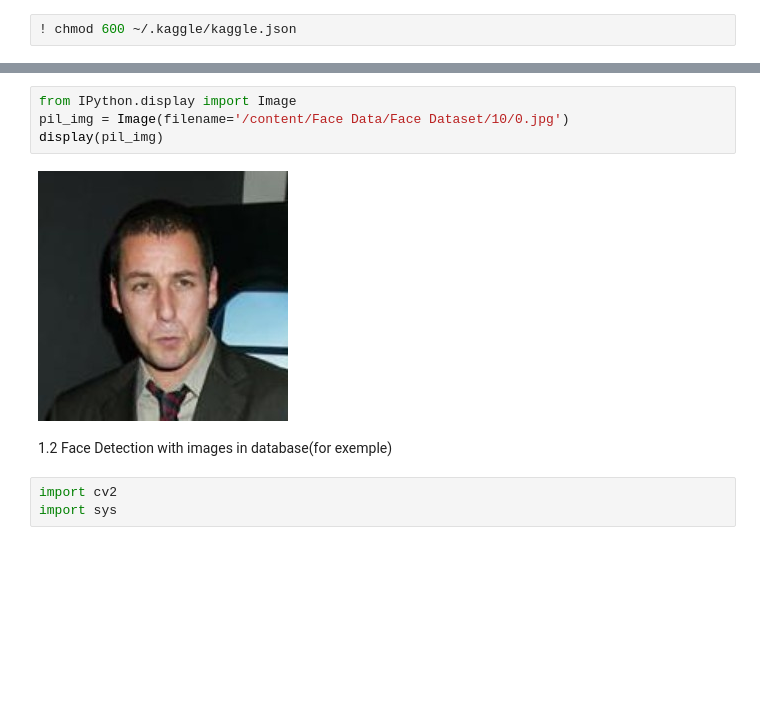
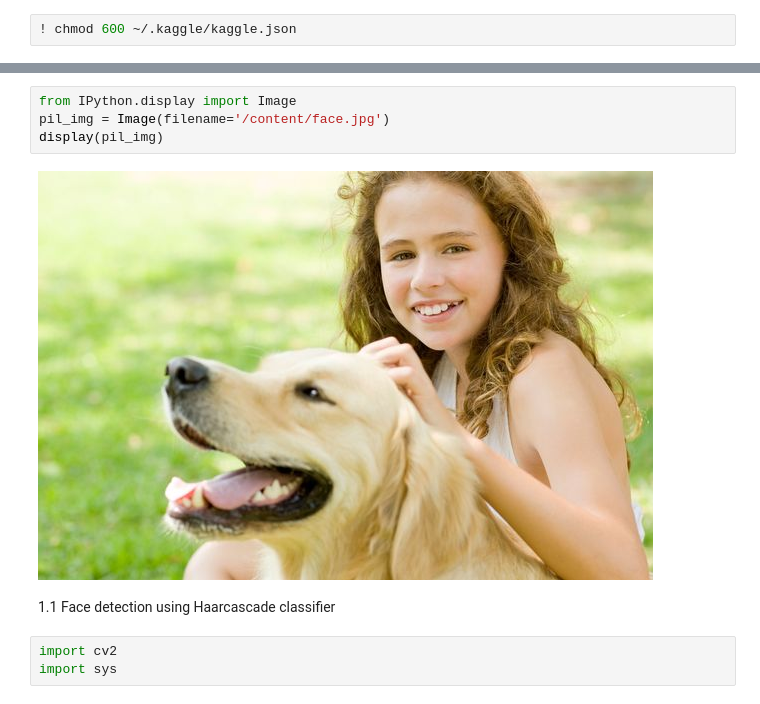
Before and after one commit to hadil1999-creator/Research-nternship-InnovCom, a Jupyter notebook: INNOV'COM.ipynb, the cells around one changed output, grey strips where cells are left out. Cells and saved outputs as stored; diff of their text form; blank space fills up the shorter version.

```diff
--- a/INNOV'COM.ipynb
+++ b/INNOV'COM.ipynb
@@ -68,11 +40,11 @@ Streaming output truncated to the last 5000 lines.
 # %%
 from IPython.display import Image
-pil_img = Image(filename='/content/Face Data/Face Dataset/10/0.jpg')
+pil_img = Image(filename='/content/face.jpg')
 display(pil_img)
 # %% [output]
-[figure, old version]
+[figure, new version]
-# %% [markdown]
-1.2 Face Detection with images in database(for exemple)
+# %% [markdown]
+1.1 Face detection using Haarcascade classifier
 # %%
 import cv2
 import sys
```
Also changed, not shown: parts of 83 cells of this notebook.
